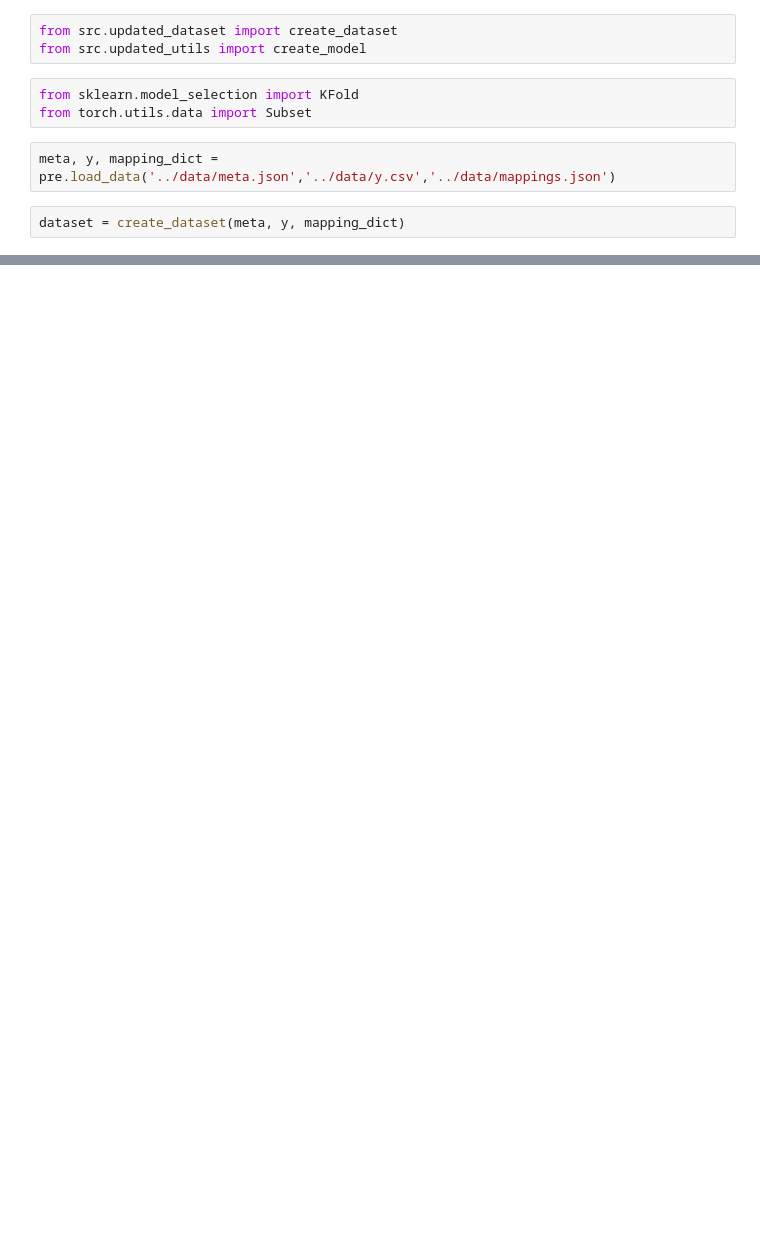
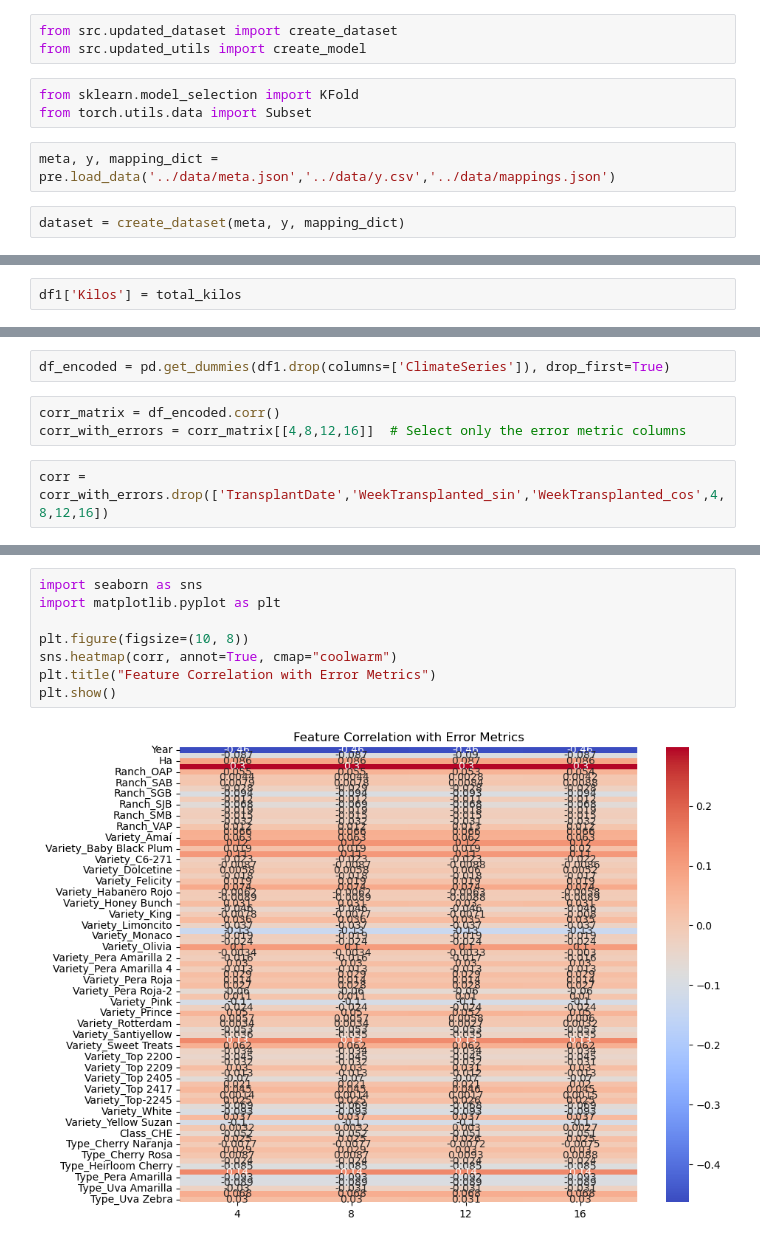
Before and after one commit to ZakirBAhmad/CherryOnTop, a Jupyter notebook: sandbox/curve_adjustment.ipynb, the cells around one changed output, grey strips where cells are left out. Drawn from its saved outputs; the diff is of its cells as text; blank space fills up the shorter version.

```diff
--- a/sandbox/curve_adjustment.ipynb
+++ b/sandbox/curve_adjustment.ipynb
@@ -80,0 +91,2 @@ ValueError: too many values to unpack (expected 8)
+# %%
+df1['Kilos'] = total_kilos
@@ -80,0 +109,7 @@ ValueError: too many values to unpack (expected 8)
+# %%
+df_encoded = pd.get_dummies(df1.drop(columns=['ClimateSeries']), drop_first=True)
+# %%
+corr_matrix = df_encoded.corr()
+corr_with_errors = corr_matrix[[4,8,12,16]]  # Select only the error metric columns
+# %%
+corr = corr_with_errors.drop(['TransplantDate','WeekTransplanted_sin','WeekTransplanted_cos',4,8,12,16])
@@ -80,0 +132,10 @@ ValueError: too many values to unpack (expected 8)
+# %%
+import seaborn as sns
+import matplotlib.pyplot as plt
+
+plt.figure(figsize=(10, 8))
+sns.heatmap(corr, annot=True, cmap="coolwarm")
+plt.title("Feature Correlation with Error Metrics")
+plt.show()
+# %% [output]
+[figure, added]
```
Also changed, not shown: parts of 12 cells of this notebook, 7 other files.
